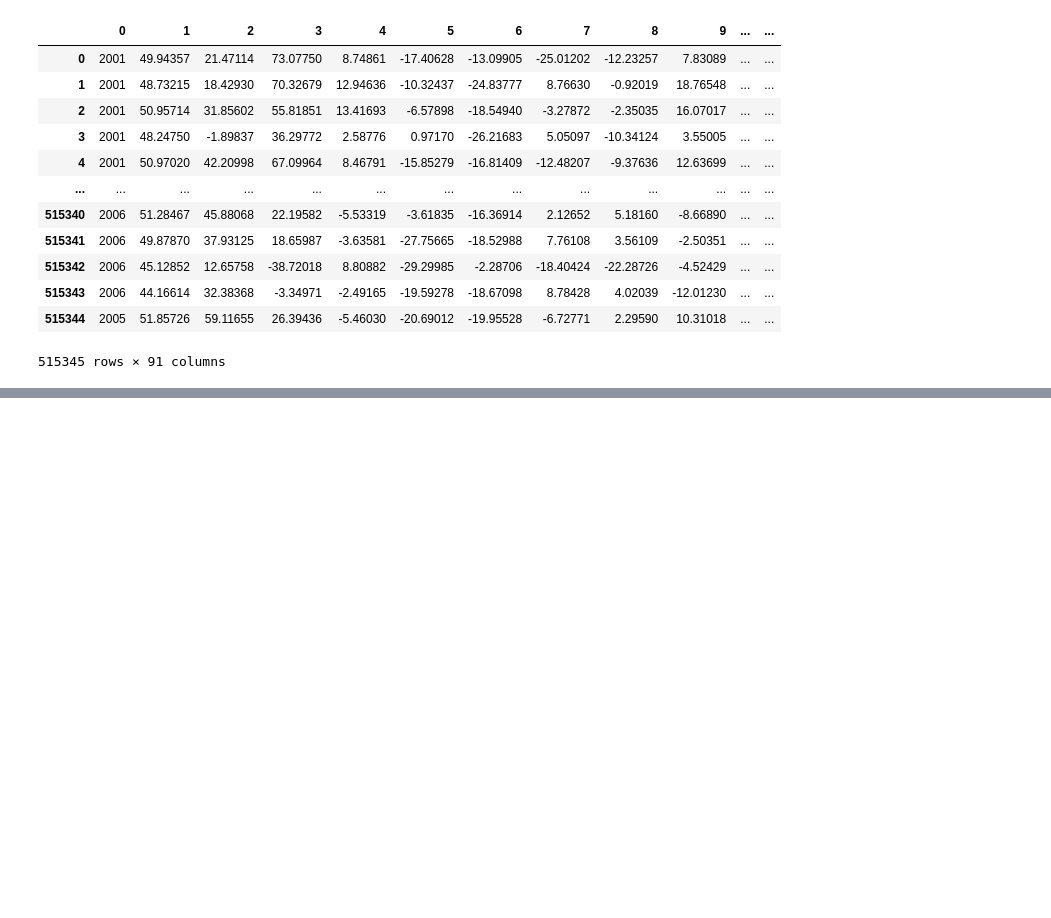
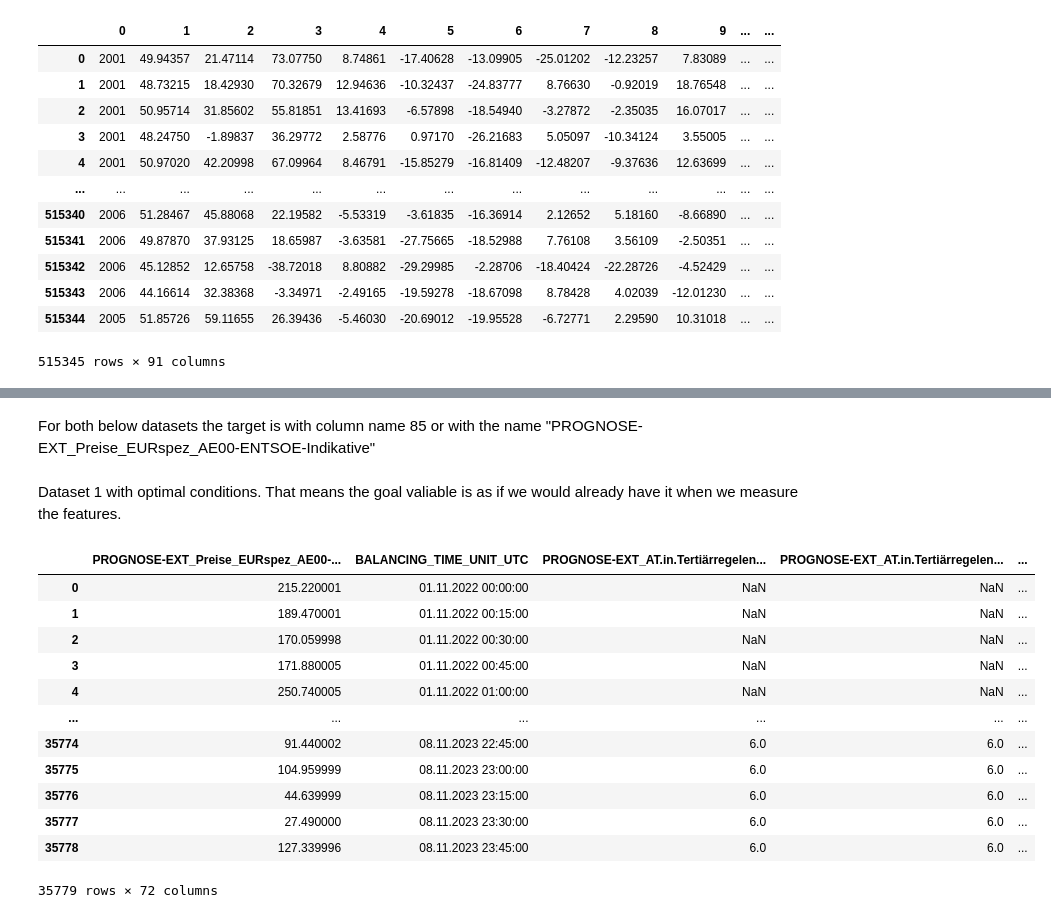
Before and after one commit to alexanderkrauck/uncertainty_prediction, a Jupyter notebook: notebooks/01_data_explore.ipynb, the cells around one changed output, grey strips where cells are left out. Drawn from its saved outputs; the diff is of its cells as text; code cells hidden in the pictures; blank space fills up the shorter version.

```diff
--- a/notebooks/01_data_explore.ipynb
+++ b/notebooks/01_data_explore.ipynb
@@ -186,0 +245,45 @@ Loading dataset...
+# %% [markdown]
+For both below datasets the target is with column name 85 or with the name "PROGNOSE-EXT_Preise_EURspez_AE00-ENTSOE-Indikative"
+# %%
+feature_names = pd.read_excel('datasets/voest_datasets/Parameternamen.xlsx')
+
+id_to_name = pd.Series(feature_names.PAR_NAME.values,index=feature_names.PAR_ID).to_dict()
+name_to_id = {value: key for key, value in id_to_name.items()}
+# %% [markdown]
+Dataset 1 with optimal conditions. That means the goal valiable is as if we would already have it when we measure the features.
+# %%
+voest_ds_1_meta_cols = 1
+voest_ds_1 = pd.read_csv(filepath_or_buffer="datasets/voest_datasets/Export_Nov22_Oktl23_Rohdaten_Train.csv", sep=";", dtype=str)
+voest_ds_1 = sort_columns_excluding_first_n(voest_ds_1, voest_ds_1_meta_cols)
+
+for col in voest_ds_1.columns:
+    if str(col).isdigit():
+        if voest_ds_1[col].dtype == 'float64':
+            voest_ds_1[col] = voest_ds_1[col].astype(np.float32)
+        else:
+            voest_ds_1[col] = voest_ds_1[col].str.replace(',', '.').astype(np.float32)
+
+voest_ds_1 = move_column_to_first(voest_ds_1, '85')
+voest_ds_1_meta_cols += 1
+
+new_columns = [id_to_name.get(int(col), col) if str(col).isdigit() else col for col in voest_ds_1.columns]
+voest_ds_1.columns = new_columns
+
+voest_ds_1_features_numpy = voest_ds_1.iloc[:, voest_ds_1_meta_cols:].to_numpy()
+
+col_names = list(voest_ds_1.columns[voest_ds_1_meta_cols:])
+voest_ds_1
+# %% [output]
+|  | PROGNOSE-EXT_Preise_EURspez_AE00-... | BALANCING_TIME_UNIT_UTC | PROGNOSE-EXT_AT.in.Tertiärregelen... | PROGNOSE-EXT_AT.in.Tertiärregelen... | ... |
+| 0 | 215.220001 | 01.11.2022 00:00:00 | NaN | NaN | ... |
+| 1 | 189.470001 | 01.11.2022 00:15:00 | NaN | NaN | ... |
+| 2 | 170.059998 | 01.11.2022 00:30:00 | NaN | NaN | ... |
+| 3 | 171.880005 | 01.11.2022 00:45:00 | NaN | NaN | ... |
+| 4 | 250.740005 | 01.11.2022 01:00:00 | NaN | NaN | ... |
+| ... | ... | ... | ... | ... | ... |
+| 35774 | 91.440002 | 08.11.2023 22:45:00 | 6.0 | 6.0 | ... |
+| 35775 | 104.959999 | 08.11.2023 23:00:00 | 6.0 | 6.0 | ... |
+| 35776 | 44.639999 | 08.11.2023 23:15:00 | 6.0 | 6.0 | ... |
+| 35777 | 27.490000 | 08.11.2023 23:30:00 | 6.0 | 6.0 | ... |
+| 35778 | 127.339996 | 08.11.2023 23:45:00 | 6.0 | 6.0 | ... |
+35779 rows × 72 columns
```
Also changed, not shown: parts of 9 cells of this notebook, 1 other file.
